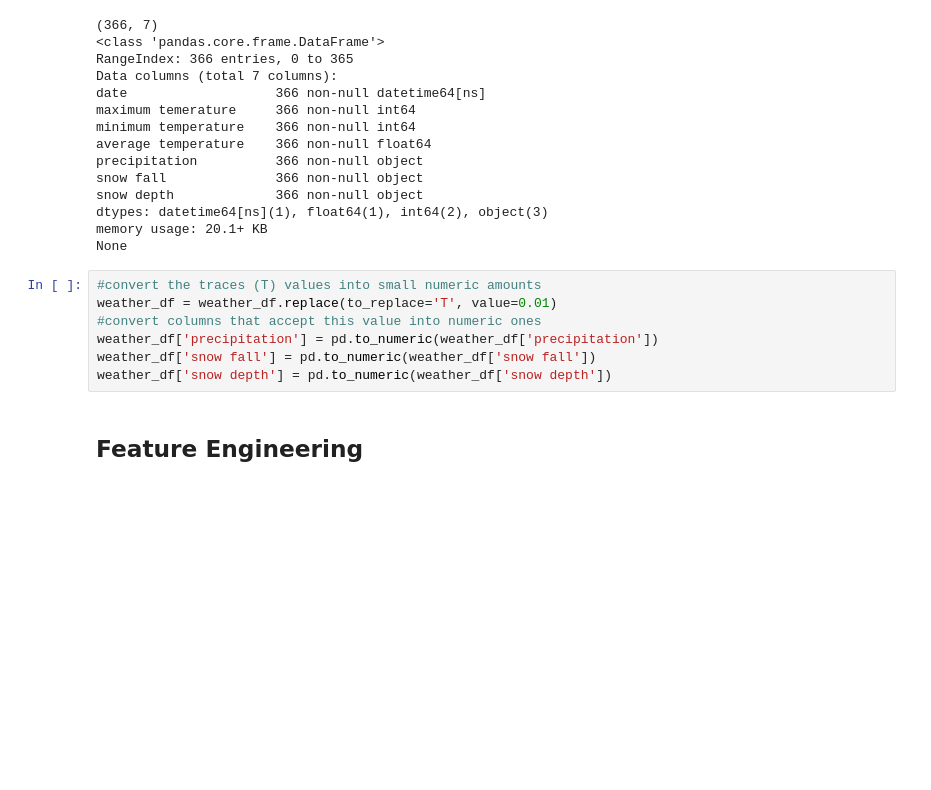
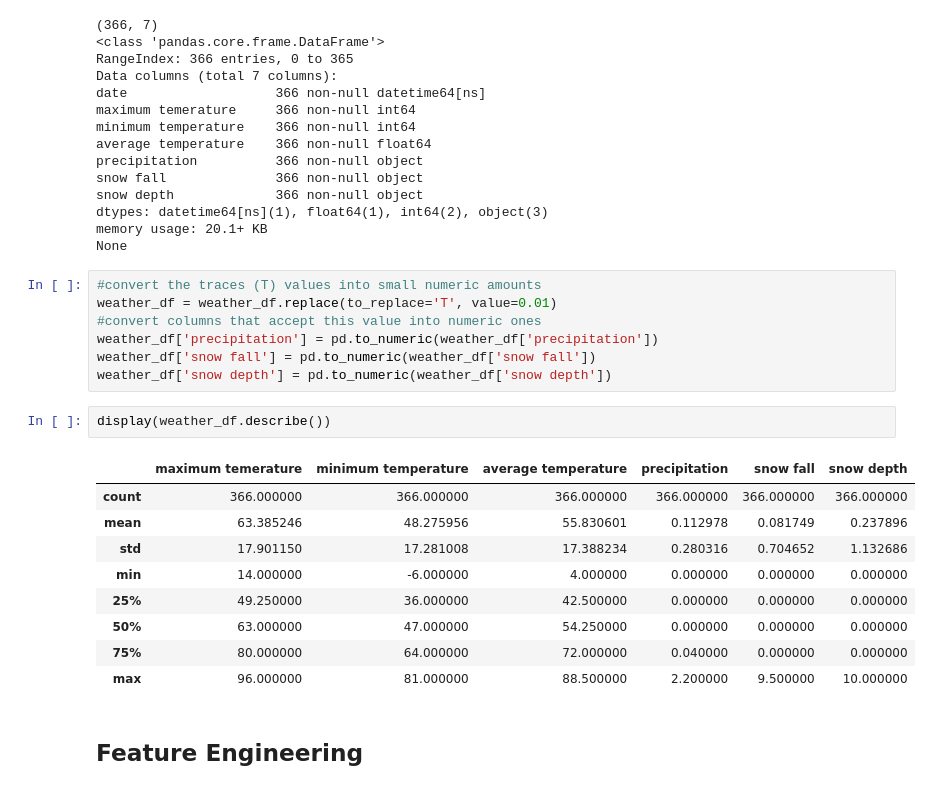
Before and after one commit to henryji96/Machine_Learning_Projects_Udacity, a Jupyter notebook: projects/7nyc_taxi_duration_capstone/nyc_taxi_duration.ipynb, the cells around one changed output. Cells and saved outputs as stored; diff of their text form; blank space fills up the shorter version.

```diff
--- a/projects/7nyc_taxi_duration_capstone/nyc_taxi_duration.ipynb
+++ b/projects/7nyc_taxi_duration_capstone/nyc_taxi_duration.ipynb
@@ -135,6 +147,18 @@ weather_df = weather_df.replace(to_replace='T', value=0.01)
 weather_df['precipitation'] = pd.to_numeric(weather_df['precipitation'])
 weather_df['snow fall'] = pd.to_numeric(weather_df['snow fall'])
 weather_df['snow depth'] = pd.to_numeric(weather_df['snow depth'])
+# %%
+display(weather_df.describe())
+# %% [output]
+|  | maximum temerature | minimum temperature | average temperature | precipitation | snow fall | snow depth |
+| count | 366.000000 | 366.000000 | 366.000000 | 366.000000 | 366.000000 | 366.000000 |
+| mean | 63.385246 | 48.275956 | 55.830601 | 0.112978 | 0.081749 | 0.237896 |
+| std | 17.901150 | 17.281008 | 17.388234 | 0.280316 | 0.704652 | 1.132686 |
+| min | 14.000000 | -6.000000 | 4.000000 | 0.000000 | 0.000000 | 0.000000 |
+| 25% | 49.250000 | 36.000000 | 42.500000 | 0.000000 | 0.000000 | 0.000000 |
+| 50% | 63.000000 | 47.000000 | 54.250000 | 0.000000 | 0.000000 | 0.000000 |
+| 75% | 80.000000 | 64.000000 | 72.000000 | 0.040000 | 0.000000 | 0.000000 |
+| max | 96.000000 | 81.000000 | 88.500000 | 2.200000 | 9.500000 | 10.000000 |
 # %% [markdown]
 ## Feature Engineering
 # %% [markdown]
```
Also changed, not shown: parts of 7 cells of this notebook, 33 other files.
